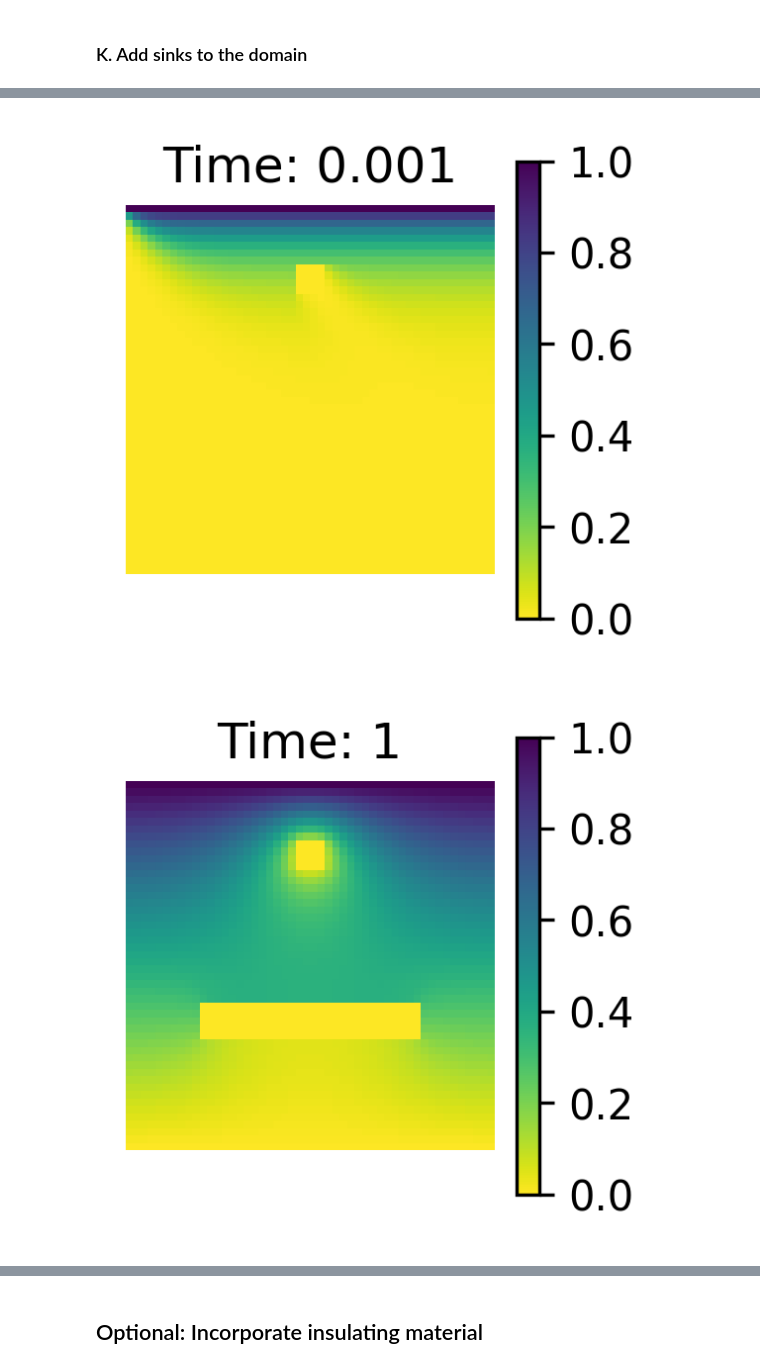
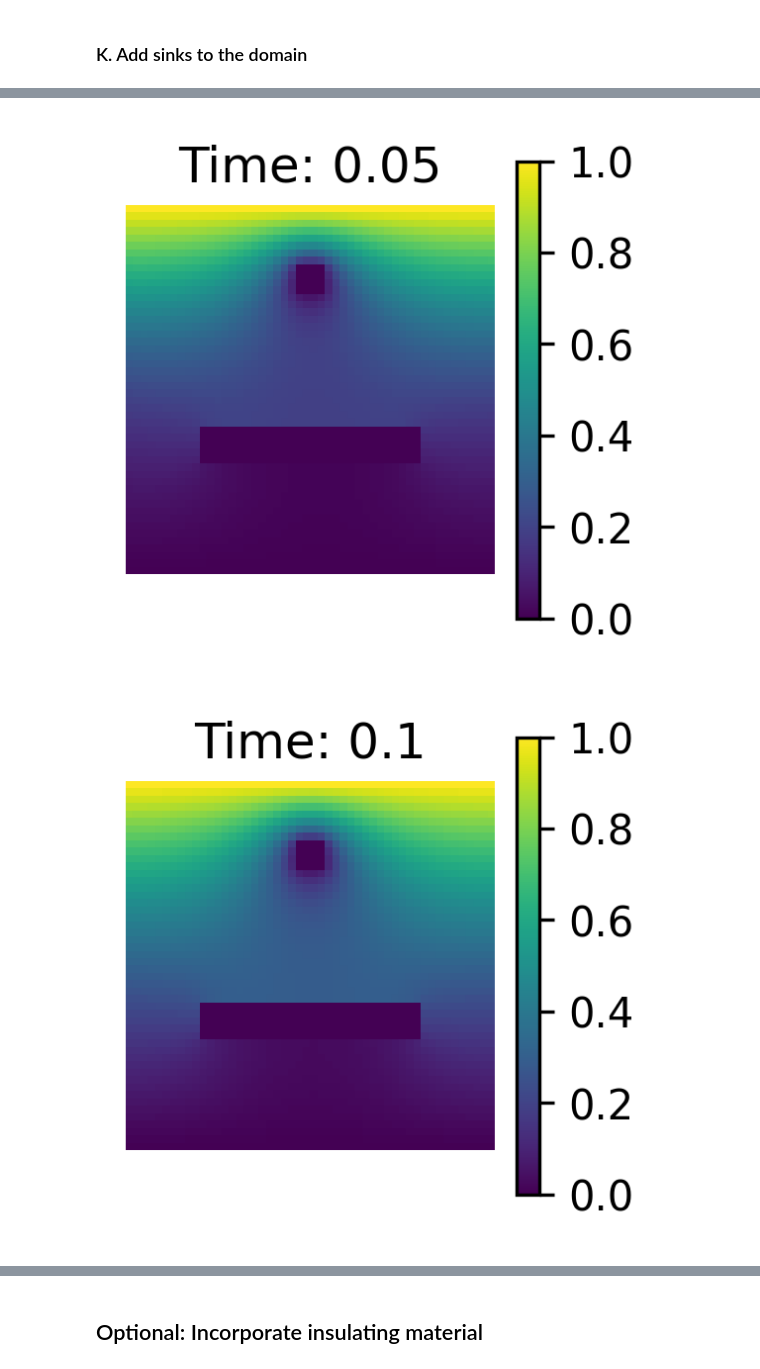
Before and after one commit to NitaiNijholt/ScientificComputing, a Jupyter notebook: assignment_1 - Copia.ipynb, the cells around one changed output, grey strips where cells are left out. Cells and saved outputs as stored; diff of their text form; code cells hidden in the pictures.

```diff
--- a/assignment_1 - Copia.ipynb
+++ b/assignment_1 - Copia.ipynb
@@ -779,21 +797,23 @@ for t in range(int(MAX_TIME/dt)):
 # %%
 np.save('c_sim_succor_sink_insulating.npy',c_sim_succor)
+# %%
+c_sim_succor = np.load('c_sim_succor_sink_insulating.npy')
 # %%
 # Print evolution
-times = [0.001,1,2,3,4,5]
+times = [0.05,0.1,0.5,2]
 
 # Get system at desired times
 for i in range(len(times)):
     time = times[i]
     sim = c_sim_succor[get_index(time,dt),:,:]
     plt.figure(figsize=(2,2),dpi=300)
 
     plt.clf()
-    plt.imshow(sim, vmin=0, vmax=1,cmap='viridis_r')
+    plt.imshow(sim, vmin=0, vmax=1,cmap='viridis')
     plt.axis(False)
     plt.grid(True)
     plt.title('Time: '+str(time))
     plt.colorbar()
 # %% [output]
-[figure, old version]
+[figure, new version]
-[figure, old version]
+[figure, new version]
```
Also changed, not shown: parts of 15 cells of this notebook.
